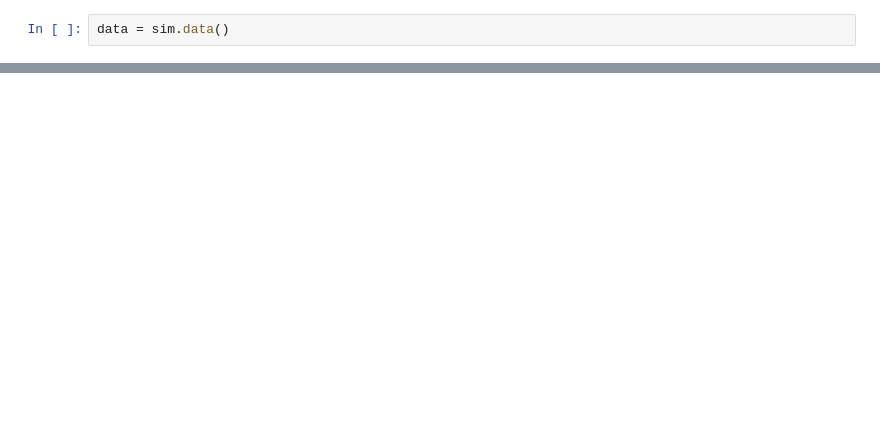
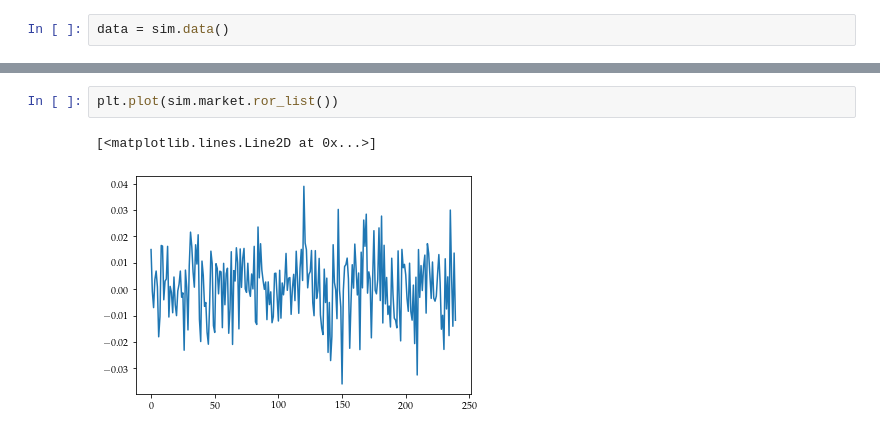
Before and after one commit to sbenthall/SHARKFin, a Jupyter notebook: simulate/Run Basic Simulation.ipynb, the cells around one changed output, grey strips where cells are left out. Saved outputs shown, nothing was run; the diff lists cells and outputs as text; blank space fills up the shorter version.

```diff
--- a/simulate/Run Basic Simulation.ipynb
+++ b/simulate/Run Basic Simulation.ipynb
@@ -202,0 +223,5 @@ sim.market.dividends
+# %%
+plt.plot(sim.market.ror_list())
+# %% [output]
+[<matplotlib.lines.Line2D at 0x...>]
+[figure, added]
```
Also changed, not shown: parts of 13 cells of this notebook, 1 other file.
